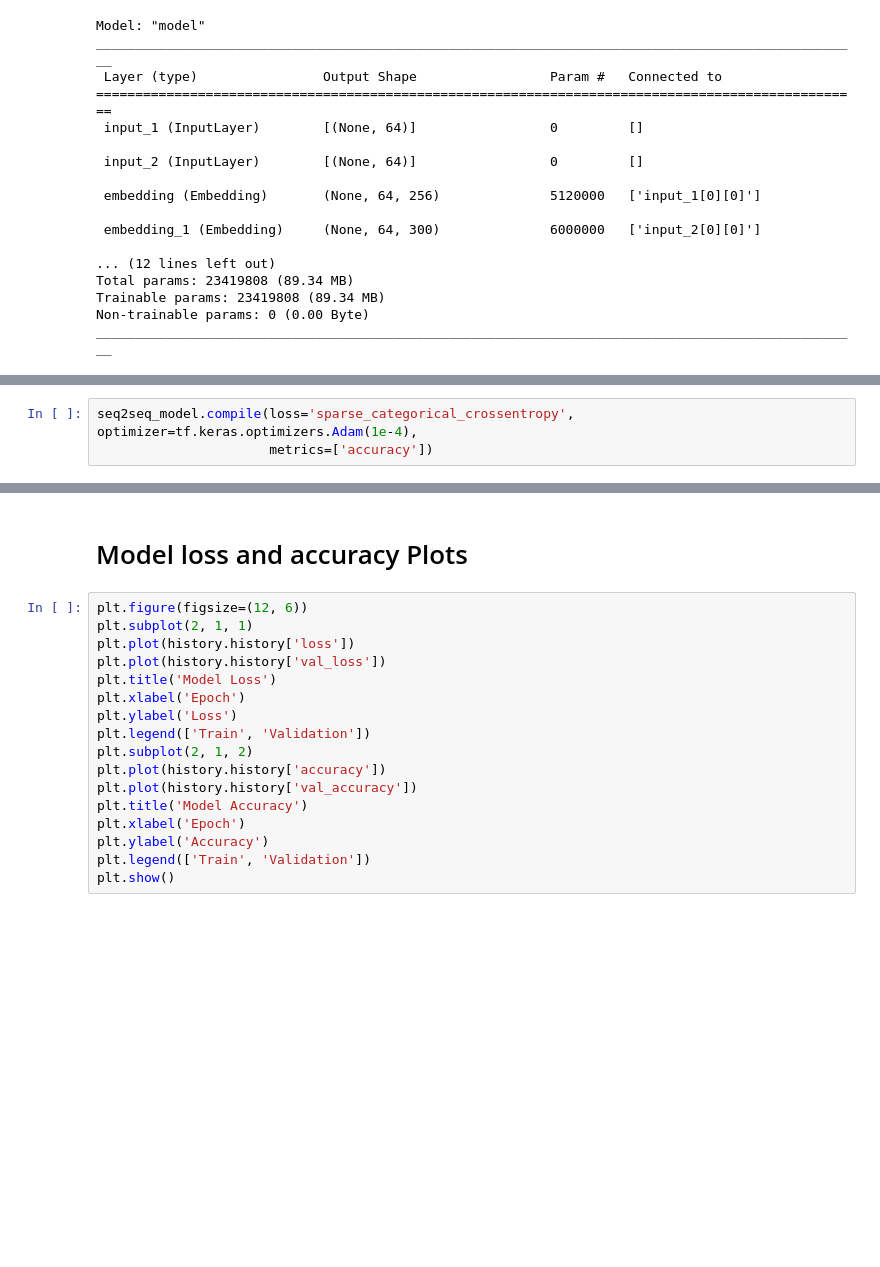
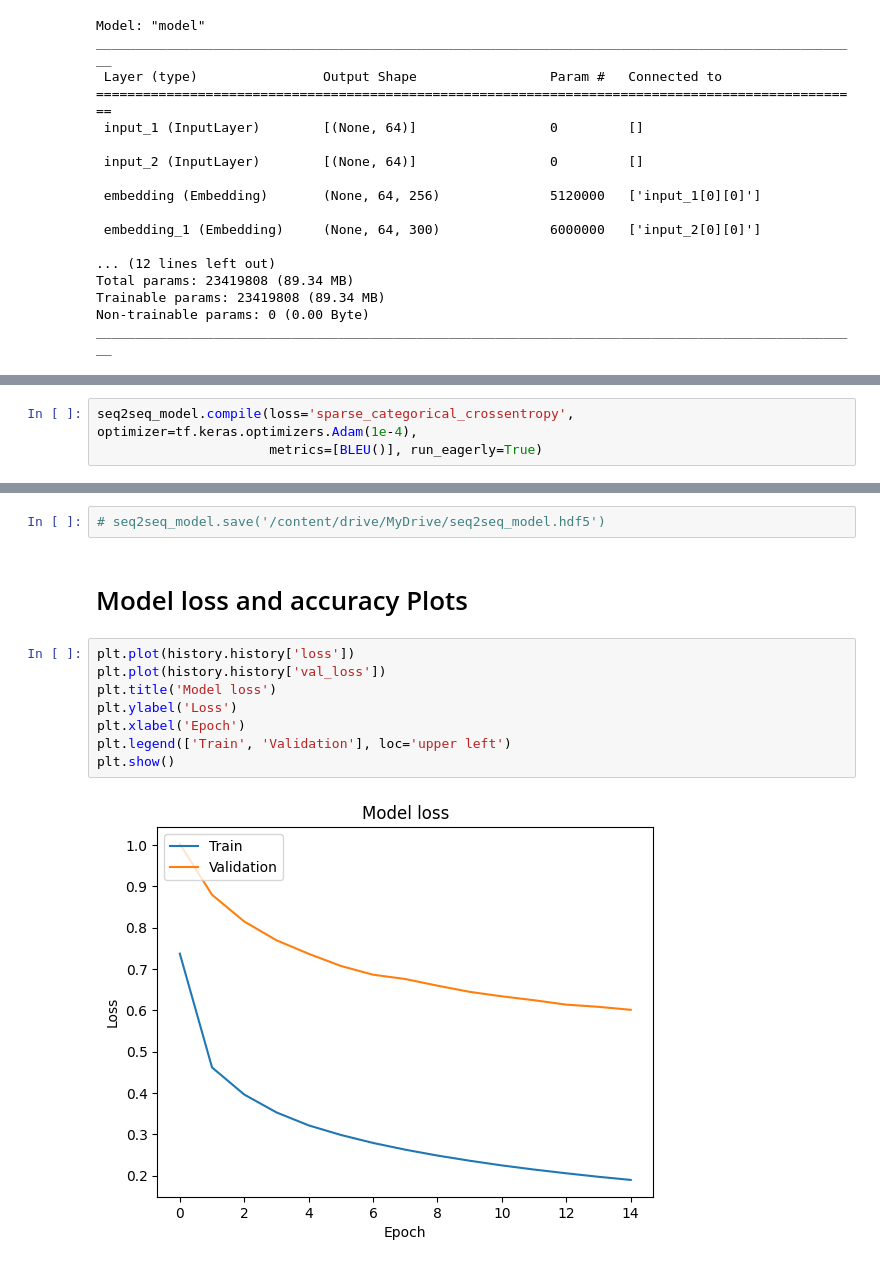
Before and after one commit to rakibulhaque9954/Machine_Learning_Translation, a Jupyter notebook: machine_translation_with_rnn.ipynb, the cells around one changed output, grey strips where cells are left out. Drawn from its saved outputs; the diff is of its cells as text; blank space fills up the shorter version.

```diff
--- a/machine_translation_with_rnn.ipynb
+++ b/machine_translation_with_rnn.ipynb
@@ -270,5 +308,5 @@ ________________________________________________________________________________
 # %%
 seq2seq_model.compile(loss='sparse_categorical_crossentropy', optimizer=tf.keras.optimizers.Adam(1e-4),
-                      metrics=['accuracy'])
+                      metrics=[BLEU()], run_eagerly=True)
 # %%
 history = seq2seq_model.fit(train_dataset, epochs=15, validation_data=val_dataset)
@@ -278,19 +313,14 @@ Epoch 1/15
+# %%
+# seq2seq_model.save('/content/drive/MyDrive/seq2seq_model.hdf5')
 # %% [markdown]
 # Model loss and accuracy Plots
 # %%
-plt.figure(figsize=(12, 6))
-plt.subplot(2, 1, 1)
 plt.plot(history.history['loss'])
 plt.plot(history.history['val_loss'])
-plt.title('Model Loss')
+plt.title('Model loss')
+plt.ylabel('Loss')
 plt.xlabel('Epoch')
-plt.ylabel('Loss')
-plt.legend(['Train', 'Validation'])
-plt.subplot(2, 1, 2)
-plt.plot(history.history['accuracy'])
-plt.plot(history.history['val_accuracy'])
-plt.title('Model Accuracy')
-plt.xlabel('Epoch')
-plt.ylabel('Accuracy')
-plt.legend(['Train', 'Validation'])
+plt.legend(['Train', 'Validation'], loc='upper left')
 plt.show()
+# %% [output]
+[figure, added]
```
Also changed, not shown: parts of 18 cells of this notebook.
